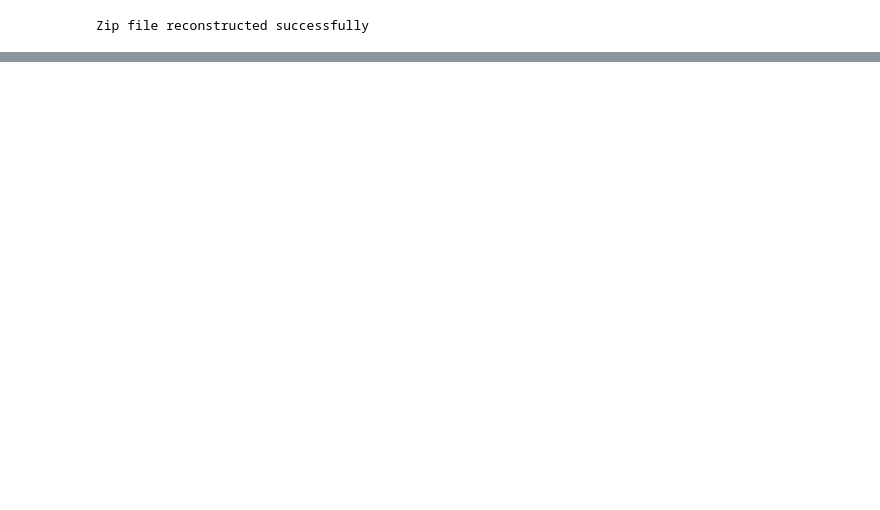
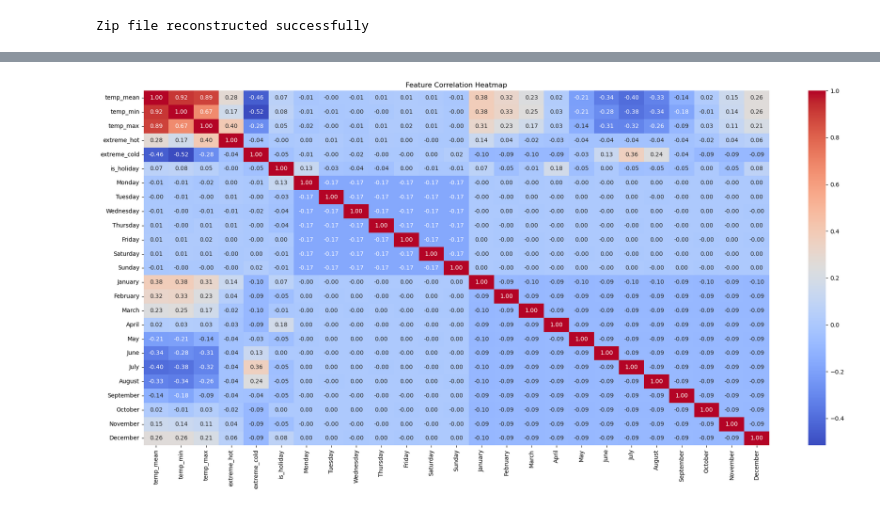
Before and after one commit to t-frank-unsw/zzsc9020-teamc, a Jupyter notebook: LizMLR.ipynb, the cells around one changed output, grey strips where cells are left out. Cells and saved outputs as stored; diff of their text form; code cells hidden in the pictures; blank space fills up the shorter version.

```diff
--- a/LizMLR.ipynb
+++ b/LizMLR.ipynb
@@ -65,6 +101,6 @@ operable program or batch file.
 # %%
-import pandas as pd, numpy as np, matplotlib.pyplot as plt
+# Create dataframes
 
-PATH_FORECAST = "data/forecastdemand_nsw.csv"
-PATH_TEMP     = "data/temperature_nsw.csv"
-PATH_ACTUAL   = "data/totaldemand_nsw.csv"
+df_forecast = pd.read_csv('data/forecastdemand_nsw.csv')
+df_temperature = pd.read_csv('data/temperature_nsw.csv')
+df_totaldemand = pd.read_csv('data/totaldemand_nsw.csv')
@@ -70,0 +132,3 @@ PATH_ACTUAL   = "data/totaldemand_nsw.csv"
+# %%
+# Get NSW public holidays
+nsw_holidays = holidays.country_holidays('AU', subdiv='NSW')
@@ -70,0 +307,10 @@ PATH_ACTUAL   = "data/totaldemand_nsw.csv"
+# %%
+# Check Correlation Matrix
+
+plt.figure(figsize=(20, 10))
+sns.heatmap(X.corr(), annot=True, fmt=".2f", cmap="coolwarm")
+plt.title("Feature Correlation Heatmap")
+plt.tight_layout()
+plt.show()
+# %% [output]
+[figure, added]
```
Also changed, not shown: parts of 27 cells of this notebook.
